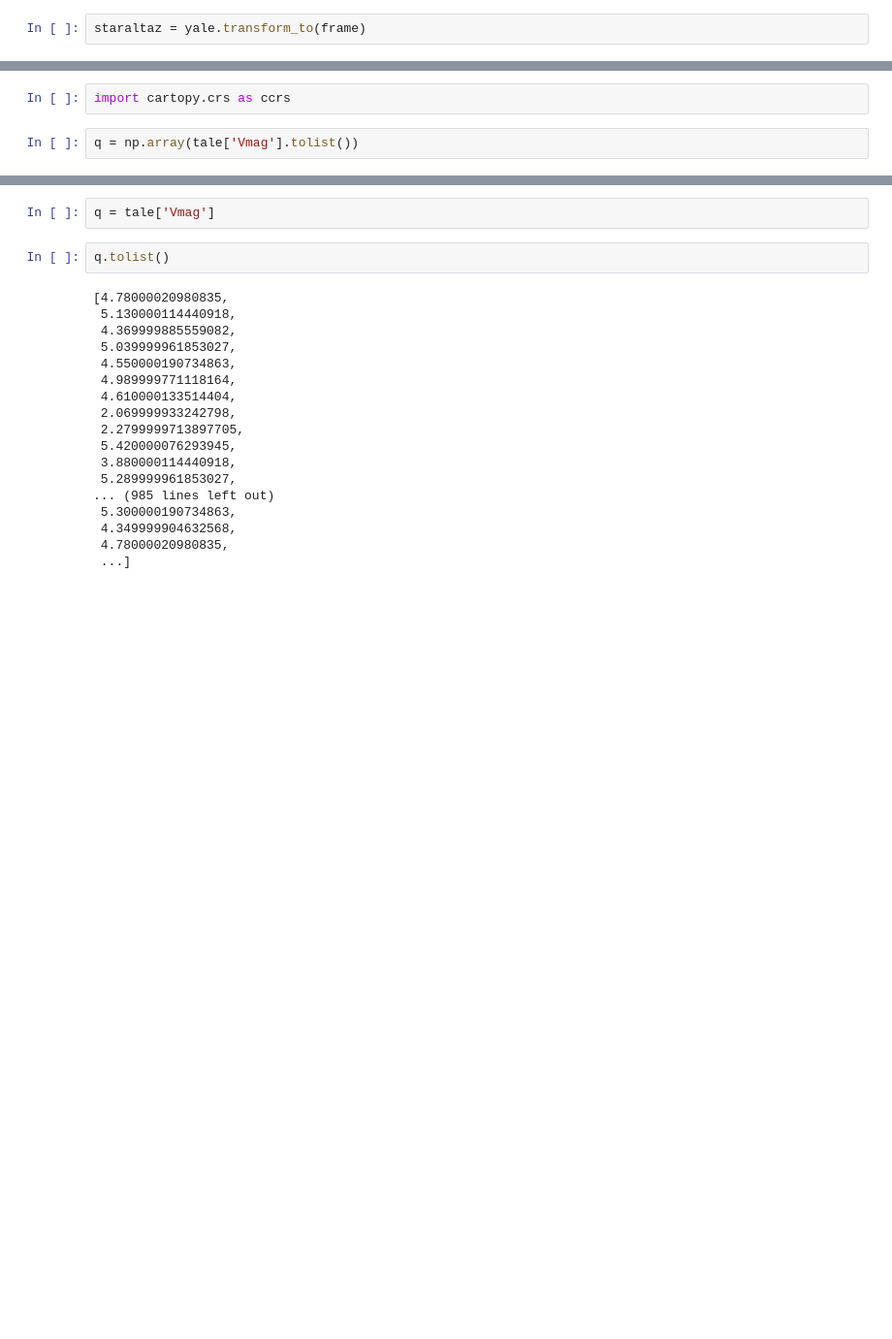
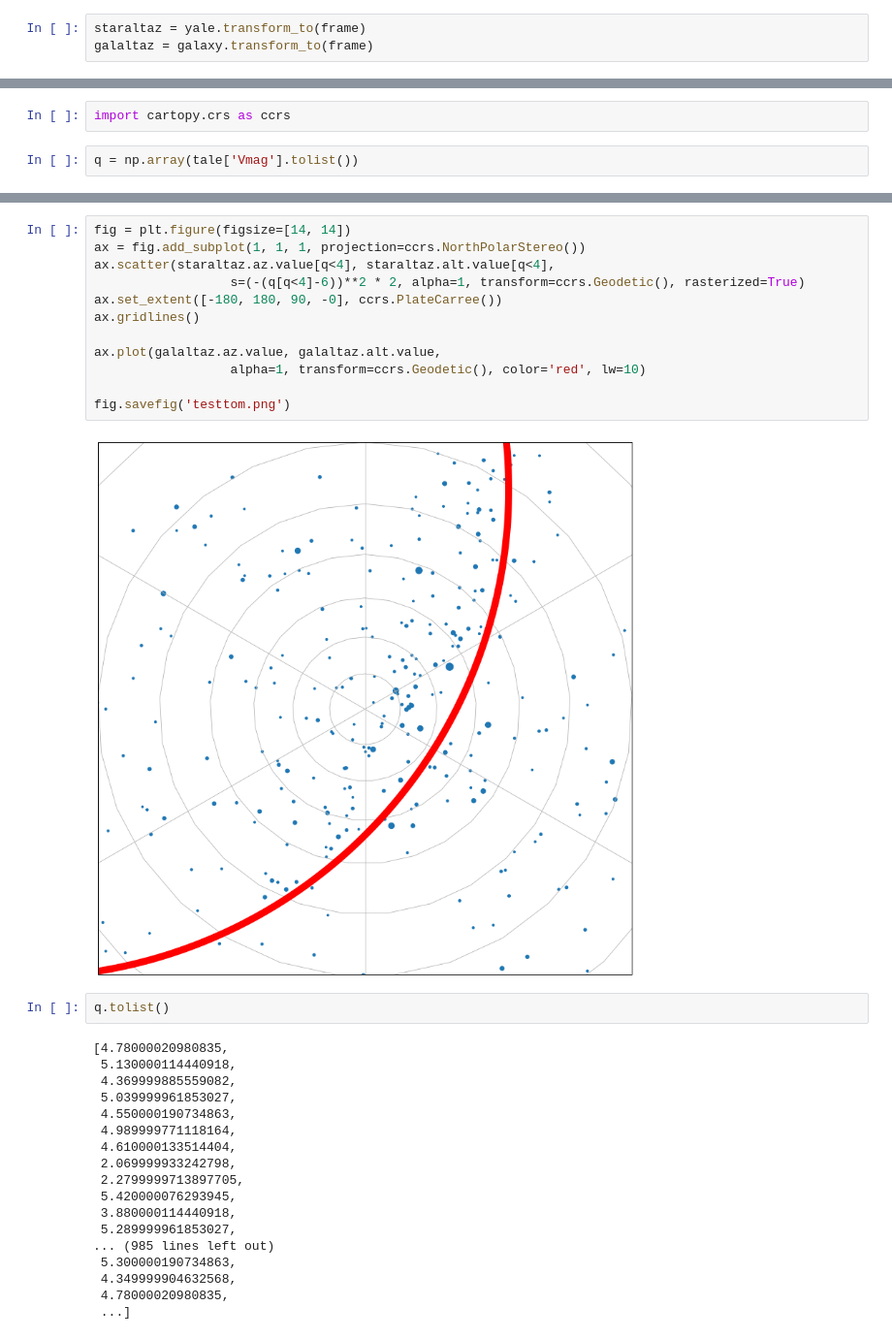
Before and after one commit to mrtommyb/l98-59-transitmodel, a Jupyter notebook: code/Untitled7.ipynb, the cells around one changed output, grey strips where cells are left out. Shown at 97% size. Saved outputs shown, nothing was run; the diff lists cells and outputs as text; blank space fills up the shorter version.

```diff
--- a/code/Untitled7.ipynb
+++ b/code/Untitled7.ipynb
@@ -50,5 +60,6 @@ frame = AltAz(obstime=time,
 # %%
 staraltaz = yale.transform_to(frame)
+galaltaz = galaxy.transform_to(frame)
 # %%
 plt.scatter(staraltaz.alt.value, staraltaz.az.value)
 # %% [output]
@@ -72,5 +83,17 @@ fig.savefig('testtom.png')
-# %%
-q = tale['Vmag']
+# %%
+fig = plt.figure(figsize=[14, 14])
+ax = fig.add_subplot(1, 1, 1, projection=ccrs.NorthPolarStereo())
+ax.scatter(staraltaz.az.value[q<4], staraltaz.alt.value[q<4],
+                  s=(-(q[q<4]-6))**2 * 2, alpha=1, transform=ccrs.Geodetic(), rasterized=True)
+ax.set_extent([-180, 180, 90, -0], ccrs.PlateCarree())
+ax.gridlines()
+
+ax.plot(galaltaz.az.value, galaltaz.alt.value,
+                  alpha=1, transform=ccrs.Geodetic(), color='red', lw=10)
+
+fig.savefig('testtom.png')
+# %% [output]
+[figure, added]
 # %%
 q.tolist()
 # %% [output]
```
Also changed, not shown: parts of 7 cells of this notebook, 17 other files.
